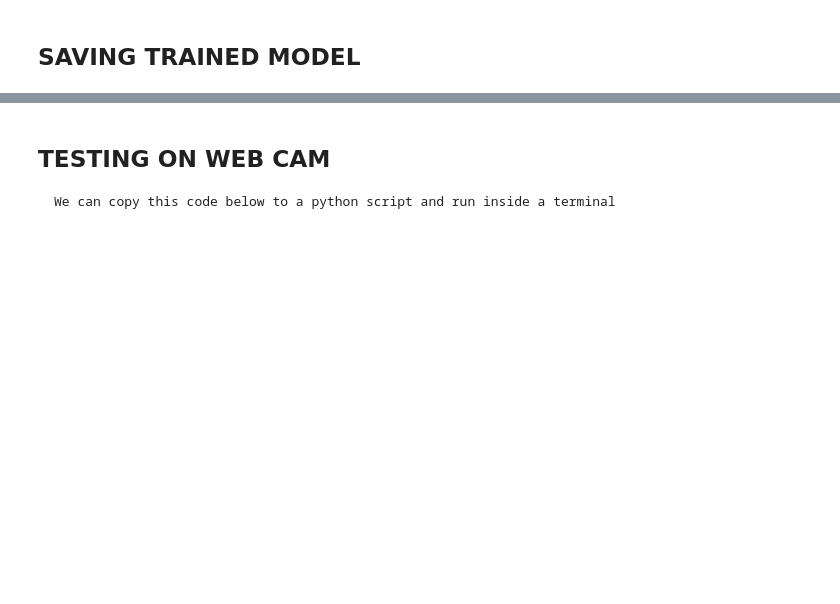
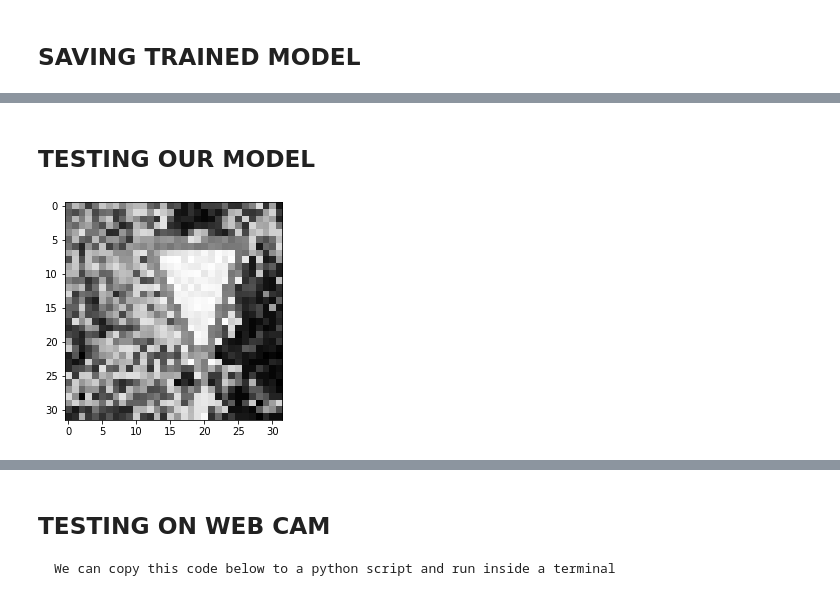
Before and after one commit to akhilmuraliai/Self-Driving-Car-behavioural-cloning, a Jupyter notebook: road-signs-classifier/signs-classification-model.ipynb, the cells around one changed output, grey strips where cells are left out. Drawn from its saved outputs; the diff is of its cells as text; code cells hidden in the pictures; blank space fills up the shorter version.

```diff
--- a/road-signs-classifier/signs-classification-model.ipynb
+++ b/road-signs-classifier/signs-classification-model.ipynb
@@ -375,15 +354,0 @@ plt.show()
-# %%
-# Preprocess image
-
-# converting to array
-img = np.asarray(img)
-
-# resize to 32X32
-img = cv2.resize(img, (32, 32))
-
-# grayscale -- equalize -- normalize
-img = preprocessing_image(img)
-
-plt.imshow(img, cmap = plt.get_cmap('gray'))
-
-print(img.shape)
@@ -393,11 +354,0 @@ print(img.shape)
-# %%
-# reshape it for our model
-img = img.reshape(1, 32, 32, 1)
-
-# Prediction by model
-prediction = np.argmax(model.predict(img), axis=-1)
-probability = np.max(model.predict(img)) * 100
-
-print(f'Prediction  : {prediction[0]}')
-print(f'Probability : {round(probability, 2)}%')
-print(f'Class       : {data.loc[prediction[0]][1]}')
@@ -411,0 +382,20 @@ model.save('road-sign-classifier.h5')
+# %% [markdown]
+## TESTING OUR MODEL
+# %%
+# https://c8.alamy.com/comp/A0RX23/cars-and-automobiles-must-turn-left-ahead-sign-A0RX23.jpg
+# https://c8.alamy.com/comp/G667W0/road-sign-speed-limit-30-kmh-zone-passau-bavaria-germany-G667W0.jpg
+# https://previews.123rf.com/images/bwylezich/bwylezich1608/bwylezich160800375/64914157-german-road-sign-slippery-road.jpg
+# https://previews.123rf.com/images/pejo/pejo0907/pejo090700003/5155701-german-traffic-sign-no-205-give-way.jpg
+# https://c8.alamy.com/comp/J2MRAJ/german-road-sign-bicycles-crossing-J2MRAJ.jpg
+
+import requests
+from PIL import Image
+
+url = 'https://previews.123rf.com/images/bwylezich/bwylezich1608/bwylezich160800375/64914157-german-road-sign-slippery-road.jpg'
+r = requests.get(url, stream=True)
+
+org_img = Image.open(r.raw)
+plt.imshow(img, cmap=plt.get_cmap('gray'))
+plt.show()
+# %% [output]
+[figure, added]
```
Also changed, not shown: parts of 8 cells of this notebook, 23 other files.
